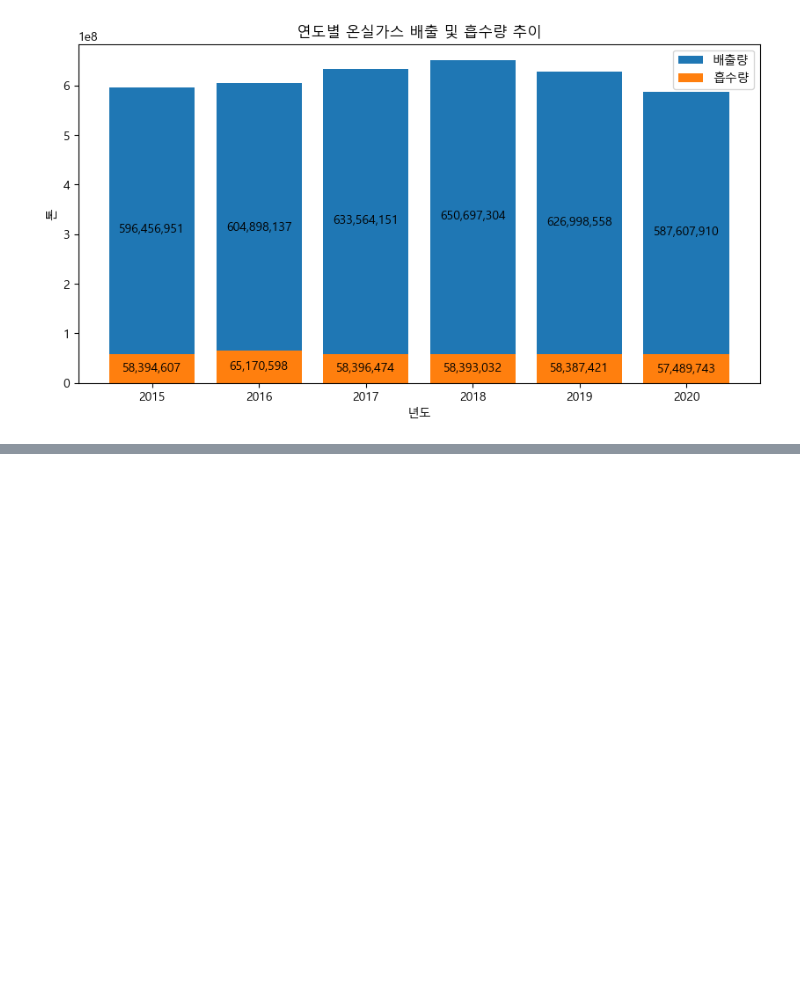
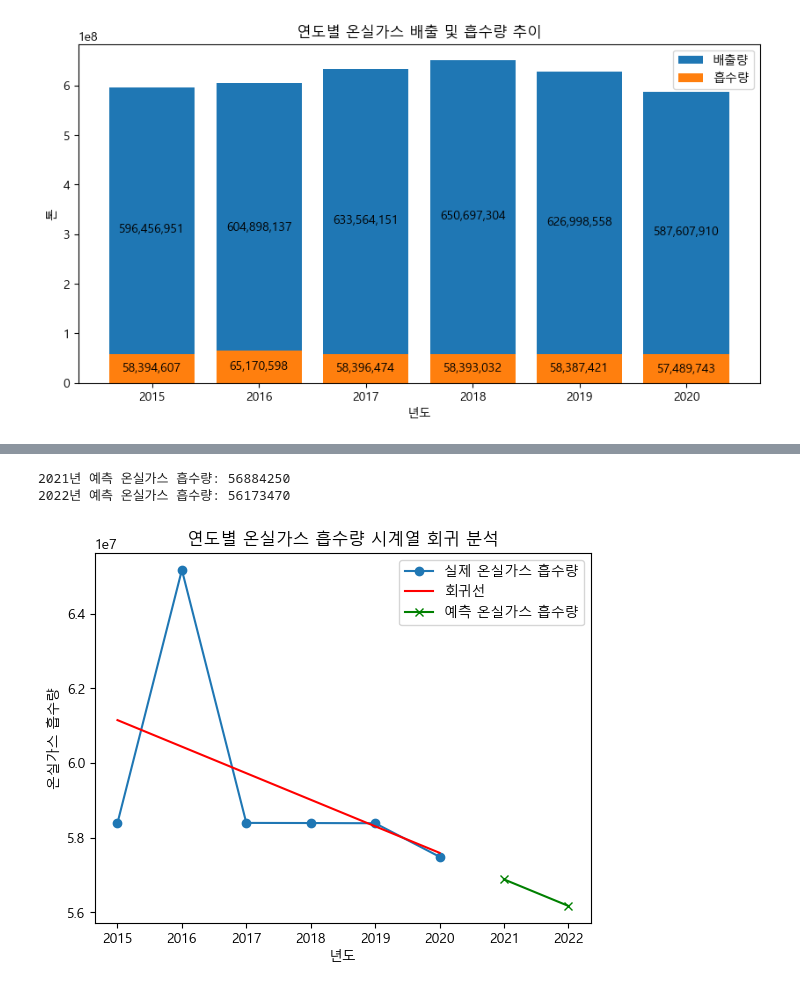
Before and after one commit to Jae-Ho-cloud/team1, a Jupyter notebook: Kim_yj.ipynb, the cells around one changed output, grey strips where cells are left out. Saved outputs shown, nothing was run; the diff lists cells and outputs as text; code cells hidden in the pictures; blank space fills up the shorter version.

```diff
--- a/Kim_yj.ipynb
+++ b/Kim_yj.ipynb
@@ -164,0 +269,3 @@ print(sum_df[['년도', '배출량 변화율', '흡수량 변화율']])
+# %%
+sum_df['년도'] = pd.to_datetime(sum_df['년도'], format='%Y')
+sum_df.set_index('년도', inplace=True)
@@ -164,0 +307,44 @@ print(sum_df[['년도', '배출량 변화율', '흡수량 변화율']])
+# %%
+# 예측할 연도 정의
+future_years = pd.DataFrame({
+    '년도': [2021, 2022]
+})
+
+# 연도를 시계열로 변환
+future_years['년도'] = pd.to_datetime(future_years['년도'], format='%Y')
+future_years.set_index('년도', inplace=True)
+
+# 특성 (X) 정의 및 상수항 추가
+X_future = future_years.index.map(lambda x: x.year).values.reshape(-1, 1)
+X_future = sm.add_constant(X_future)
+
+# 예측 수행
+predictions = results.predict(X_future)
+
+# 예측 결과 출력
+for year, pred in zip(future_years.index.year, predictions):
+    print(f'{year}년 예측 온실가스 흡수량: {pred:.0f}')
+# %% [output]
+2021년 예측 온실가스 흡수량: 56884250
+2022년 예측 온실가스 흡수량: 56173470
+# %%
+
+# 실제 데이터 플롯
+plt.plot(sum_df.index.year, y, label='실제 온실가스 흡수량', marker='o')
+
+# 회귀선 플롯
+plt.plot(sum_df.index.year, results.fittedvalues, label='회귀선', color='red')
+
+# 예측 데이터 플롯
+plt.plot(future_years.index.year, predictions, label='예측 온실가스 흡수량', marker='x', color='green')
+
+# 그래프 설정
+plt.xlabel('년도')
+plt.ylabel('온실가스 흡수량')
+plt.title('연도별 온실가스 흡수량 시계열 회귀 분석')
+plt.legend()
+
+# 그래프 출력
+plt.show()
+# %% [output]
+[figure, added]
```
Also changed, not shown: parts of 11 cells of this notebook.
